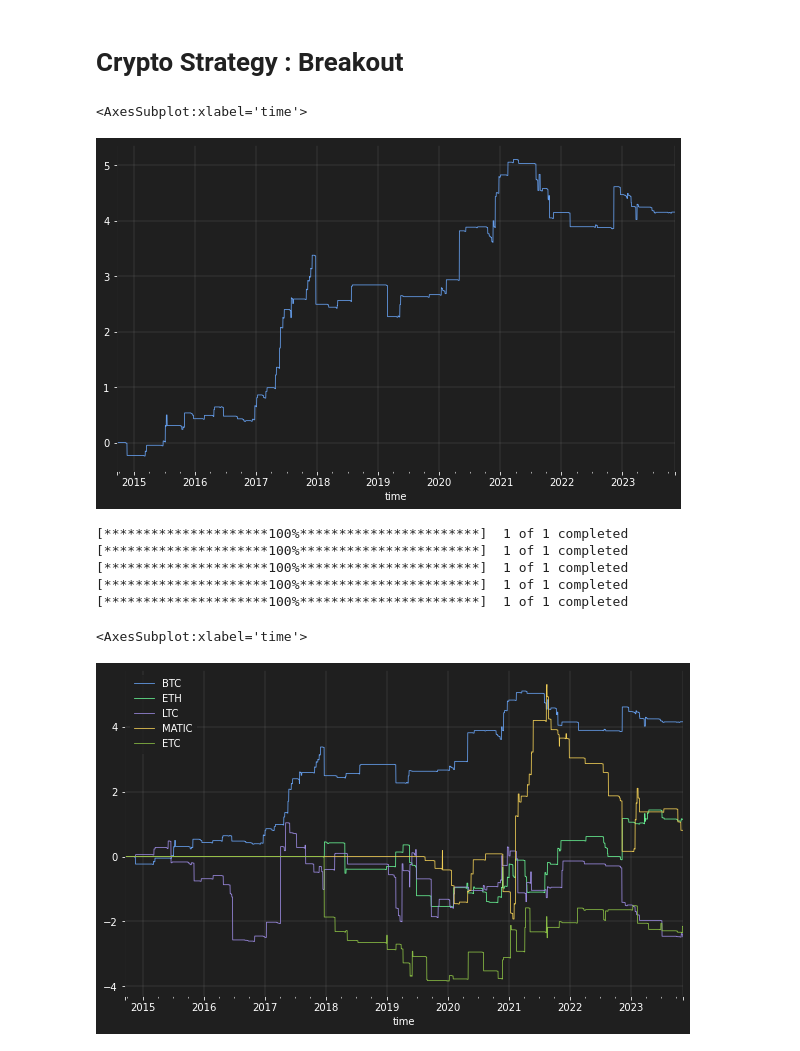
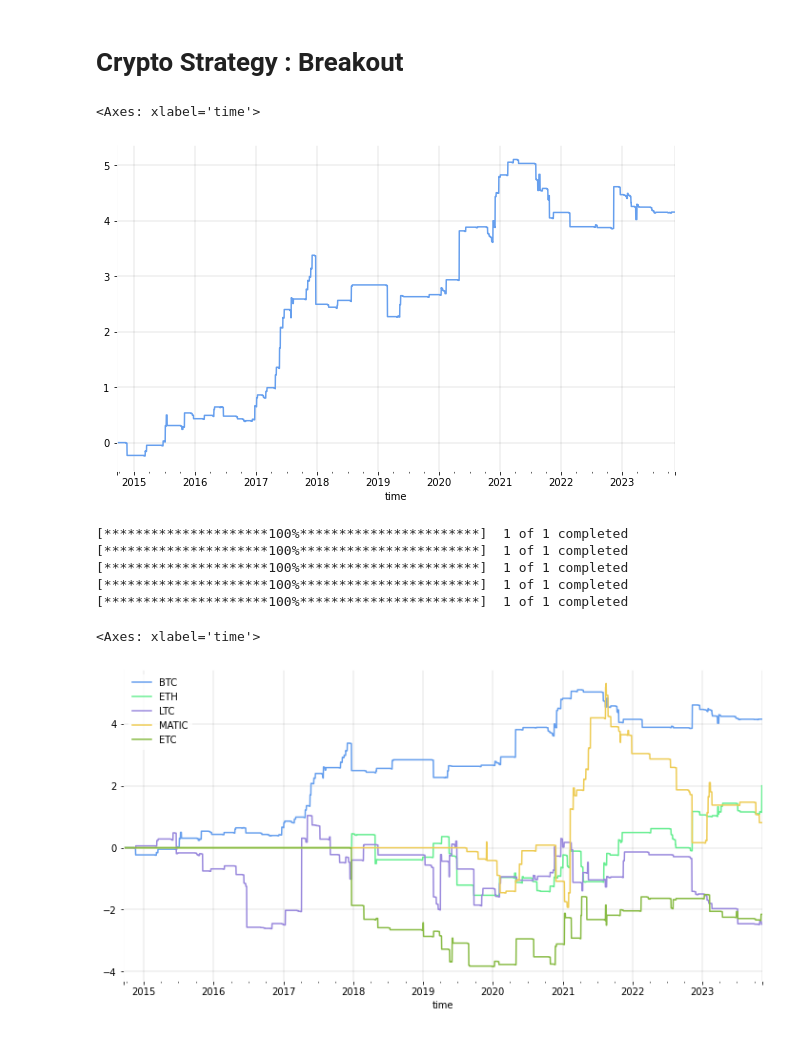
Before and after one commit to JohanGhre/AlgorithmicTrading, a Jupyter notebook: 01_Crypto_strategies.ipynb, the cells around one changed output. Drawn from its saved outputs; the diff is of its cells as text; code cells hidden in the pictures.

```diff
--- a/01_Crypto_strategies.ipynb
+++ b/01_Crypto_strategies.ipynb
@@ -7,24 +7,24 @@ import numpy as np
 import yfinance as yf
 # %%
 # facecolor_theme = '#222222'      #origamid theme
-# facecolor_theme = '#FFFFFF'      #github light default
+facecolor_theme = '#FFFFFF'      #github light default
 # facecolor_theme = '#0d1117'      #github dark web
-facecolor_theme = '#1f1f1f'        #modern dark
+# facecolor_theme = '#1f1f1f'       #modern dark
 
 colors = cycler('color',
                 ['#669FEE', '#66EE91', '#9988DD', '#EECC55', '#88BB44', '#FFBBBB'])
 plt.rc('figure', facecolor = facecolor_theme)
-plt.rc('axes', facecolor = facecolor_theme, edgecolor = '#1f1f1f',
+plt.rc('axes', facecolor = facecolor_theme, edgecolor = 'white',
        axisbelow = True, grid = True, prop_cycle = colors,
-       labelcolor = 'white')
-plt.rc('xtick', color = 'white')
-plt.rc('ytick', direction = 'out', color = 'white')
+       labelcolor = 'black')
+plt.rc('xtick', color = 'black')
+plt.rc('ytick', direction = 'out', color = 'black')
 plt.rc('legend', facecolor = facecolor_theme, edgecolor = facecolor_theme)
-plt.rc('text', color = 'white')
+plt.rc('text', color = 'black')
 plt.rc('figure', facecolor = facecolor_theme)
 
 # Set grid lines to be thin
-plt.rc('grid', linewidth=0.1, color='white')
+plt.rc('grid', linewidth=0.1, color='black')
 
 import warnings
 warnings.filterwarnings('ignore')
@@ -184,10 +186,10 @@ def breakout(df, cost=0.01, duration=7):
 
     return df['return']
 # %%
-breakout(df, duration=7).fillna(value=0).cumsum().plot(figsize=(10, 6), linewidth = 0.8)
+breakout(df, duration=7).fillna(value=0).cumsum().plot(figsize=(10, 6))
 # %% [output]
-<AxesSubplot:xlabel='time'>
+<Axes: xlabel='time'>
-[figure, old version]
+[figure, new version]
 # %%
 # Create empty dataframe
 dft = pd.DataFrame()
@@ -214,7 +216,7 @@ for name in namelist:
 [*********************100%***********************]  1 of 1 completed
 [*********************100%***********************]  1 of 1 completed
 # %%
-dft.fillna(value=0).cumsum(axis=0).plot(figsize=(10, 6), linewidth = 0.8)
+dft.fillna(value=0).cumsum(axis=0).plot(figsize=(12, 6))
 # %% [output]
-<AxesSubplot:xlabel='time'>
+<Axes: xlabel='time'>
-[figure, old version]
+[figure, new version]
```
Also changed, not shown: parts of 4 cells of this notebook, 2 other files.
